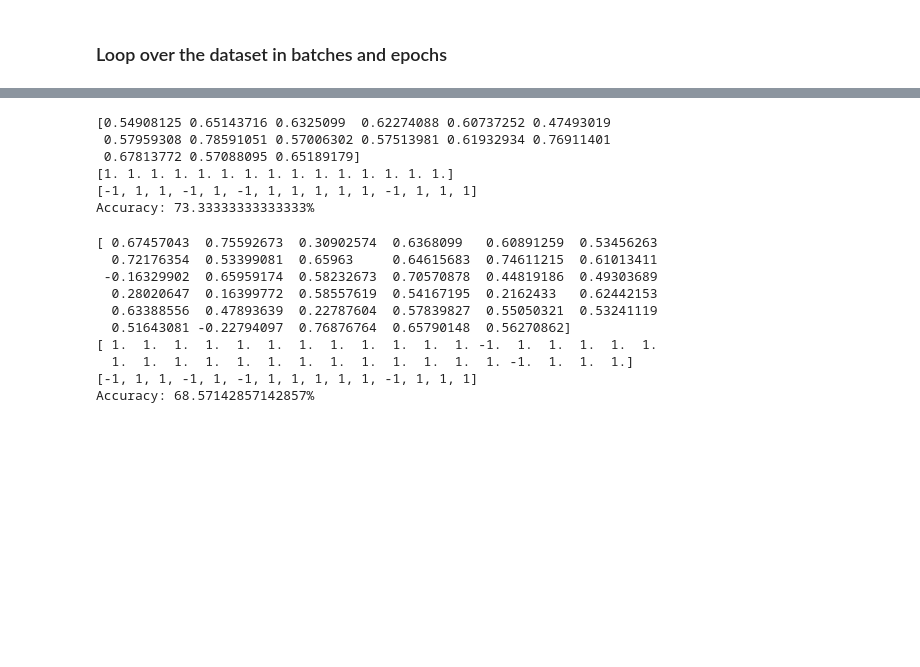
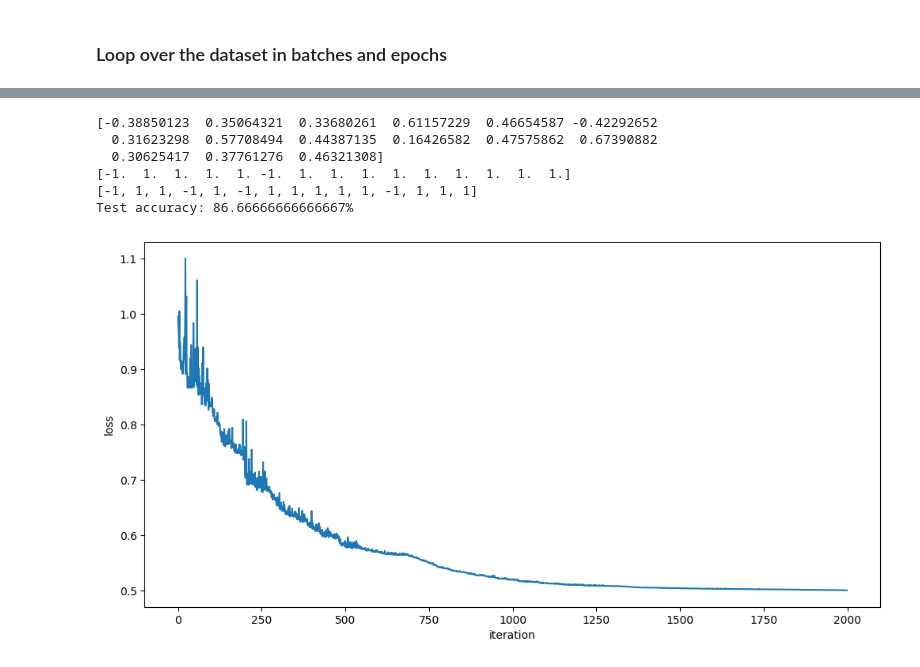
Before and after one commit to IBM-Quantum-Technical-Enablement/quantum-enablement, a Jupyter notebook: docs/tutorials/QNN_tutorial.ipynb, the cells around one changed output, grey strips where cells are left out. Saved outputs shown, nothing was run; the diff lists cells and outputs as text; code cells hidden in the pictures; blank space fills up the shorter version.

```diff
--- a/quantum_enablement/tutorials/QNN_tutorial.ipynb
+++ b/docs/tutorials/QNN_tutorial.ipynb
@@ -501,44 +529,29 @@ from sklearn.metrics import accuracy_score
 pred_test = forward(circuit, np.array(test_images), res['x'], estimator, observable)
 print(pred_test)
 
-pred_labels_test = copy.deepcopy(pred_test)
-pred_labels_test[pred_labels_test >= 0] = 1
-pred_labels_test[pred_labels_test < 0] = -1
-print(pred_labels_test)
+pred_test_labels = copy.deepcopy(pred_test)
+pred_test_labels[pred_test_labels >= 0] = 1
+pred_test_labels[pred_test_labels < 0] = -1
+print(pred_test_labels)
 print(test_labels)
 
-accuracy = accuracy_score(test_labels, pred_labels_test)
-print(f"Accuracy: {accuracy * 100}%")
+accuracy = accuracy_score(test_labels, pred_test_labels)
+print(f"Test accuracy: {accuracy * 100}%")
 # %% [output]
-[0.54908125 0.65143716 0.6325099  0.62274088 0.60737252 0.47493019
- 0.57959308 0.78591051 0.57006302 0.57513981 0.61932934 0.76911401
- 0.67813772 0.57088095 0.65189179]
-[1. 1. 1. 1. 1. 1. 1. 1. 1. 1. 1. 1. 1. 1. 1.]
+[-0.38850123  0.35064321  0.33680261  0.61157229  0.46654587 -0.42292652
+  0.31623298  0.57708494  0.44387135  0.16426582  0.47575862  0.67390882
+  0.30625417  0.37761276  0.46321308]
+[-1.  1.  1.  1.  1. -1.  1.  1.  1.  1.  1.  1.  1.  1.  1.]
 [-1, 1, 1, -1, 1, -1, 1, 1, 1, 1, 1, -1, 1, 1, 1]
-Accuracy: 73.33333333333333%
+Test accuracy: 86.66666666666667%
-# %%
-from sklearn.metrics import accuracy_score
-
-
-pred_test = forward(circuit, np.array(train_images), res['x'], estimator, observable)
-print(pred_test)
-
-pred_labels_test = copy.deepcopy(pred_test)
-pred_labels_test[pred_labels_test >= 0] = 1
-pred_labels_test[pred_labels_test < 0] = -1
-print(pred_labels_test)
-print(test_labels)
-
-accuracy = accuracy_score(train_labels, pred_labels_test)
-print(f"Accuracy: {accuracy * 100}%")
-# %% [output]
-[ 0.67457043  0.75592673  0.30902574  0.6368099   0.60891259  0.53456263
-  0.72176354  0.53399081  0.65963     0.64615683  0.74611215  0.61013411
- -0.16329902  0.65959174  0.58232673  0.70570878  0.44819186  0.49303689
-  0.28020647  0.16399772  0.58557619  0.54167195  0.2162433   0.62442153
-  0.63388556  0.47893639  0.22787604  0.57839827  0.55050321  0.53241119
-  0.51643081 -0.22794097  0.76876764  0.65790148  0.56270862]
-[ 1.  1.  1.  1.  1.  1.  1.  1.  1.  1.  1.  1. -1.  1.  1.  1.  1.  1.
-  1.  1.  1.  1.  1.  1.  1.  1.  1.  1.  1.  1.  1. -1.  1.  1.  1.]
-[-1, 1, 1, -1, 1, -1, 1, 1, 1, 1, 1, -1, 1, 1, 1]
-Accuracy: 68.57142857142857%
+# %%
+import matplotlib.pyplot as plt
+
+
+plt.figure(figsize=(12, 6))
+plt.plot(objective_func_vals)
+plt.xlabel("iteration")
+plt.ylabel("loss")
+plt.show()
+# %% [output]
+[figure, added]
```
Also changed, not shown: parts of 7 cells of this notebook.
